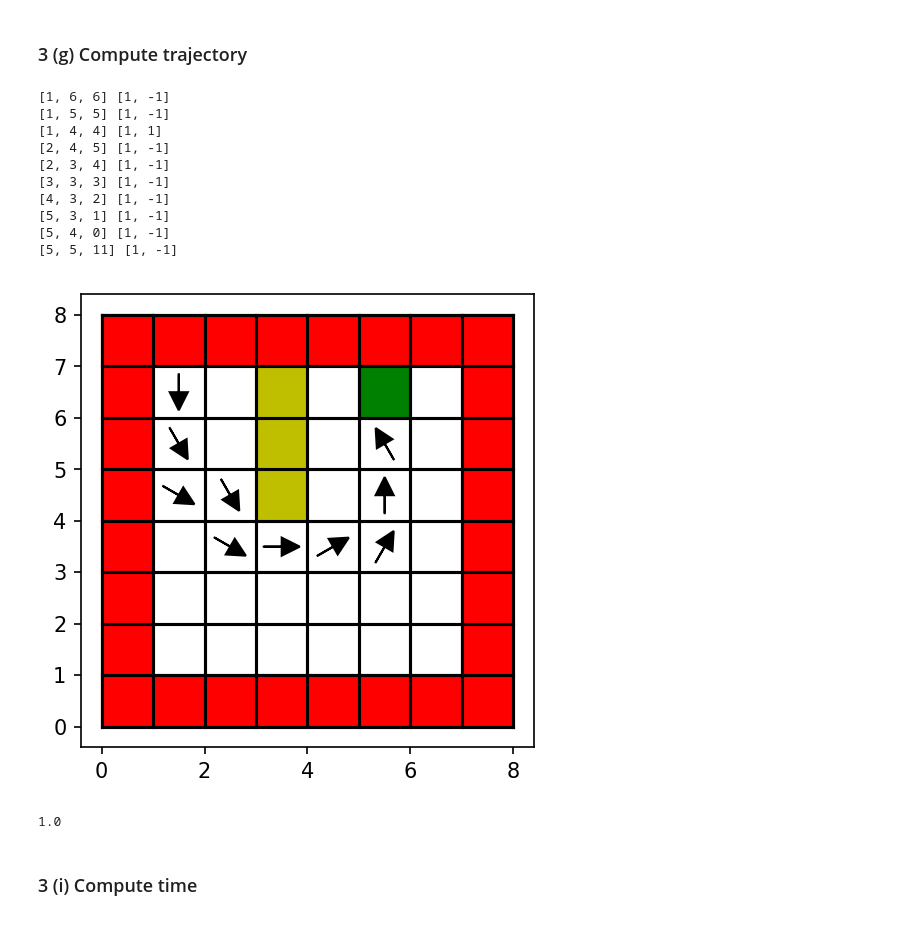
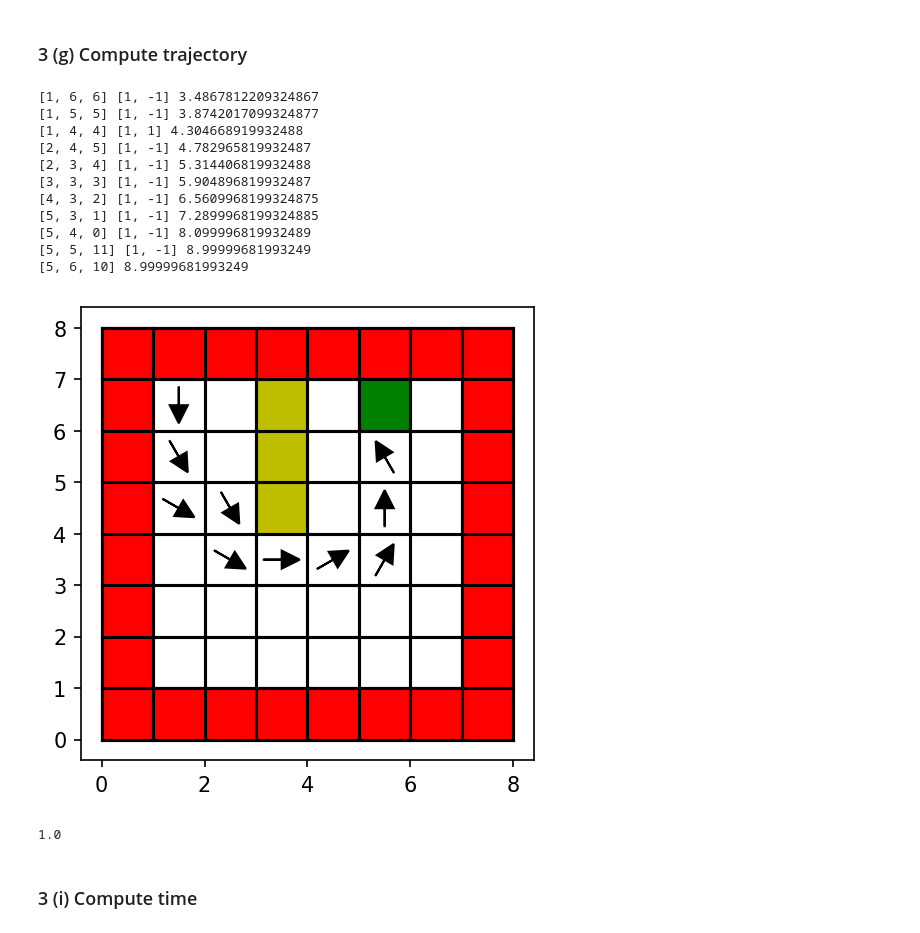
Before and after one commit to samer1248/ECE209AS-Lab1, a Jupyter notebook: project1.ipynb, the cells around one changed output. Cells and saved outputs as stored; diff of their text form; code cells hidden in the pictures.

```diff
--- a/project1.ipynb
+++ b/project1.ipynb
@@ -376,7 +376,7 @@ R = calc_reward_matrix()
 ### 3 (b) (c) Plot trajectory
 # %%
 horizon = 100
-def run_plot_policy(Pi,s0,pe,title = None):
+def run_plot_policy(Pi,s0,pe,title = None,V = None,goal = [5,6]):
     plot_grid()
     traj = [s0]
     si = state_to_index(s0)
@@ -385,8 +385,10 @@ def run_plot_policy(Pi,s0,pe,title = None):
         ai = Pi[si]
         a = index_to_action(ai)
         s = index_to_state(si)
-
-        print(s,a)
+        if V is None:
+            print(s,a)
+        else:
+            print(s,a,V[state_to_index(s)])
         if a[0]!=0:
             plot_arrow(s[0],s[1],s[2])
         sd = move(pe,s,a)
@@ -394,9 +396,16 @@ def run_plot_policy(Pi,s0,pe,title = None):
 #         print(s,sd)
         si = int(state_to_index(sd))
 
+        if len(goal)==2:
+            goal_reached = sd[0] == goal[0] and sd[1] == goal[1]
+        else:
+            goal_reached = sd[0] == goal[0] and sd[1] == goal[1] and sd[2] == goal[2]
 
-        if sd[0] == goal[0] and sd[1] == goal[1]:
-            print(sd)
+        if goal_reached:
+            if V is None:
+                print(sd)
+            else:
+                print(sd,V[state_to_index(s)])
             break
     if title is not None:
         plt.title(title)
@@ -427,8 +436,9 @@ P_pi0 = calc_P_Pi(P,pi0)
 ### 3 (d) Calculate policy evalution
 # %%
 # Calculate the transition probability of a policy
-def eval_policy(P,R,P_Pi,lb):
-    V = np.zeros_like(R)
+def eval_policy(P,R,P_Pi,lb,V=None):
+    if V is None:
+        V = np.zeros_like(R)
     for itr in range(500):
         V_prev = np.copy(V)
         V = R + lb * P_Pi@V
@@ -491,10 +501,11 @@ Pi  = get_Pi_from_V(V,P,R)
 # %%
 def run_policy_iteration(P,pi,R):
     pi = pi0
+    V = np.zeros((len(state_space)))
     for i in range(100):
         pi_prev = np.copy(pi)
         P_pi = calc_P_Pi(P,pi)
-        V = eval_policy(P,R,P_pi,lb)
+        V = eval_policy(P,R,P_pi,lb,V)
         pi = get_Pi_from_V(V,P,R)
         # Stop when policy stops changing
         if np.all(pi==pi_prev):
@@ -507,20 +534,21 @@ delta_time_policy_iteration = (time.time() - start_time)
 # %% [markdown]
 ### 3 (g) Compute trajectory
 # %%
-traj_star = run_plot_policy(Pi_star,[1,6,6],0)
+traj_star = run_plot_policy(Pi_star,[1,6,6],0,None,V_star)
 print(calc_val_traj(traj_star))
 # %% [output]
-[1, 6, 6] [1, -1]
-[1, 5, 5] [1, -1]
-[1, 4, 4] [1, 1]
-[2, 4, 5] [1, -1]
-[2, 3, 4] [1, -1]
-[3, 3, 3] [1, -1]
-[4, 3, 2] [1, -1]
-[5, 3, 1] [1, -1]
-[5, 4, 0] [1, -1]
-[5, 5, 11] [1, -1]
+[1, 6, 6] [1, -1] 3.4867812209324867
+[1, 5, 5] [1, -1] 3.8742017099324877
+[1, 4, 4] [1, 1] 4.304668919932488
+[2, 4, 5] [1, -1] 4.782965819932487
+[2, 3, 4] [1, -1] 5.314406819932488
+[3, 3, 3] [1, -1] 5.904896819932487
+[4, 3, 2] [1, -1] 6.5609968199324875
+[5, 3, 1] [1, -1] 7.2899968199324885
+[5, 4, 0] [1, -1] 8.099996819932489
+[5, 5, 11] [1, -1] 8.99999681993249
+[5, 6, 10] 8.99999681993249
-[figure, old version]
+[figure, new version]
 1.0
 # %% [markdown]
 ### 3 (i) Compute time
```
Also changed, not shown: parts of 13 cells of this notebook.
